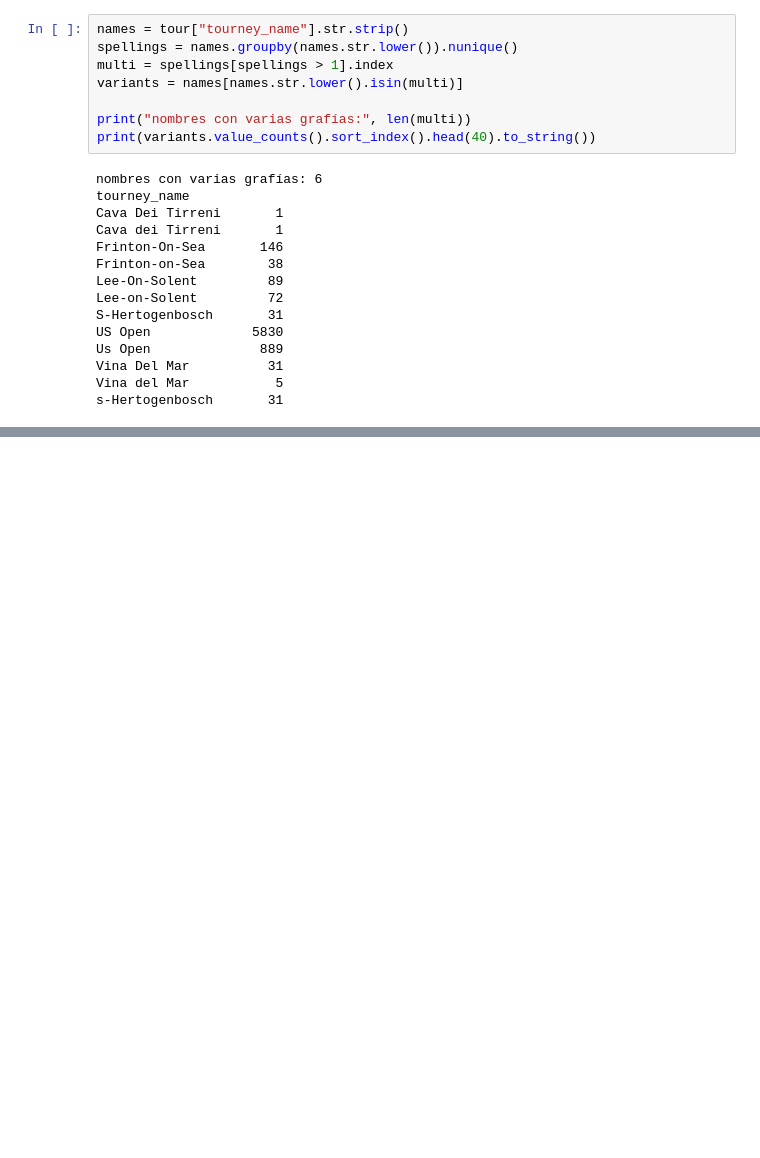
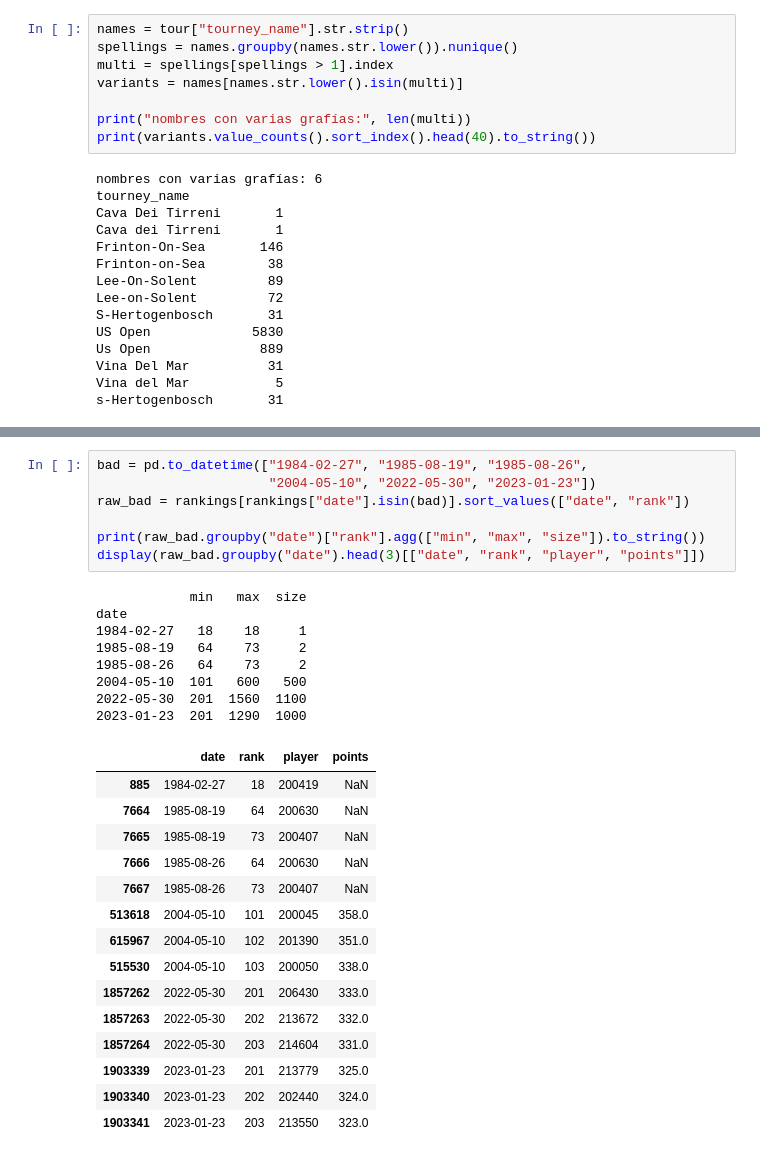
Before and after one commit to xavipena-data/atp-tennis-dashboard, a Jupyter notebook: notebooks/02_wta_profiling.ipynb, the cells around one changed output, grey strips where cells are left out. Drawn from its saved outputs; the diff is of its cells as text; blank space fills up the shorter version.

```diff
--- a/notebooks/02_wta_profiling.ipynb
+++ b/notebooks/02_wta_profiling.ipynb
@@ -489,0 +546,31 @@ s-Hertogenbosch       31
+# %%
+bad = pd.to_datetime(["1984-02-27", "1985-08-19", "1985-08-26",
+                      "2004-05-10", "2022-05-30", "2023-01-23"])
+raw_bad = rankings[rankings["date"].isin(bad)].sort_values(["date", "rank"])
+
+print(raw_bad.groupby("date")["rank"].agg(["min", "max", "size"]).to_string())
+display(raw_bad.groupby("date").head(3)[["date", "rank", "player", "points"]])
+# %% [output]
+            min   max  size
+date
+1984-02-27   18    18     1
+1985-08-19   64    73     2
+1985-08-26   64    73     2
+2004-05-10  101   600   500
+2022-05-30  201  1560  1100
+2023-01-23  201  1290  1000
+|  | date | rank | player | points |
+| 885 | 1984-02-27 | 18 | 200419 | NaN |
+| 7664 | 1985-08-19 | 64 | 200630 | NaN |
+| 7665 | 1985-08-19 | 73 | 200407 | NaN |
+| 7666 | 1985-08-26 | 64 | 200630 | NaN |
+| 7667 | 1985-08-26 | 73 | 200407 | NaN |
+| 513618 | 2004-05-10 | 101 | 200045 | 358.0 |
+| 615967 | 2004-05-10 | 102 | 201390 | 351.0 |
+| 515530 | 2004-05-10 | 103 | 200050 | 338.0 |
+| 1857262 | 2022-05-30 | 201 | 206430 | 333.0 |
+| 1857263 | 2022-05-30 | 202 | 213672 | 332.0 |
+| 1857264 | 2022-05-30 | 203 | 214604 | 331.0 |
+| 1903339 | 2023-01-23 | 201 | 213779 | 325.0 |
+| 1903340 | 2023-01-23 | 202 | 202440 | 324.0 |
+| 1903341 | 2023-01-23 | 203 | 213550 | 323.0 |
```
Also changed, not shown: parts of 2 cells of this notebook, 2 other files.
